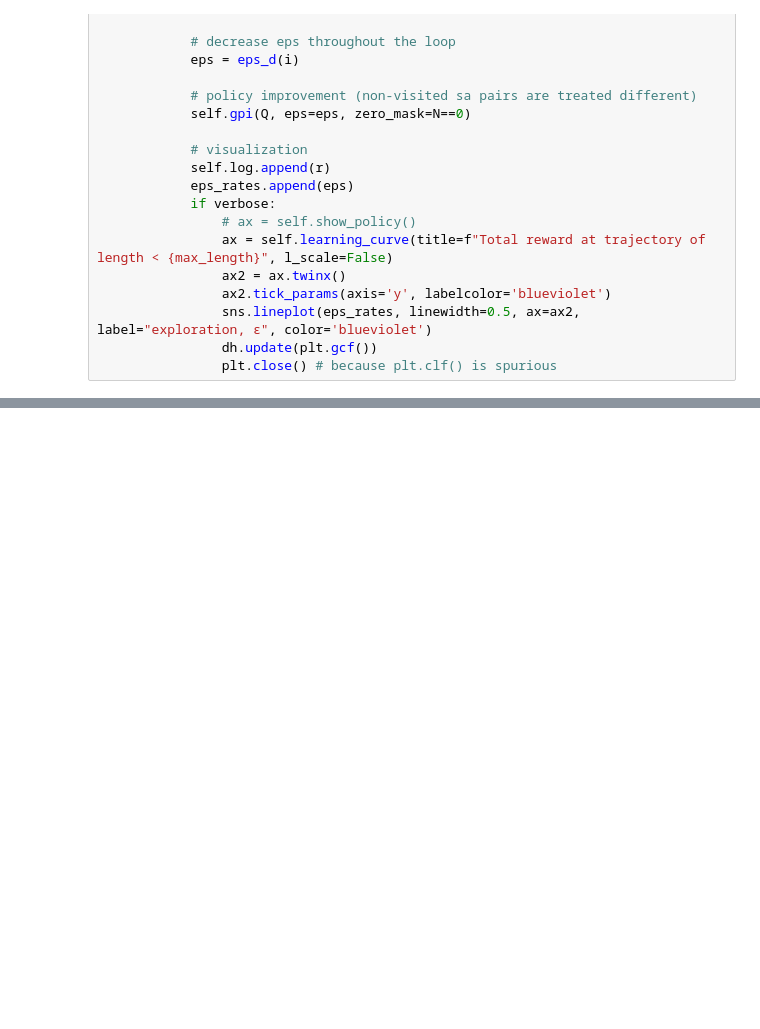
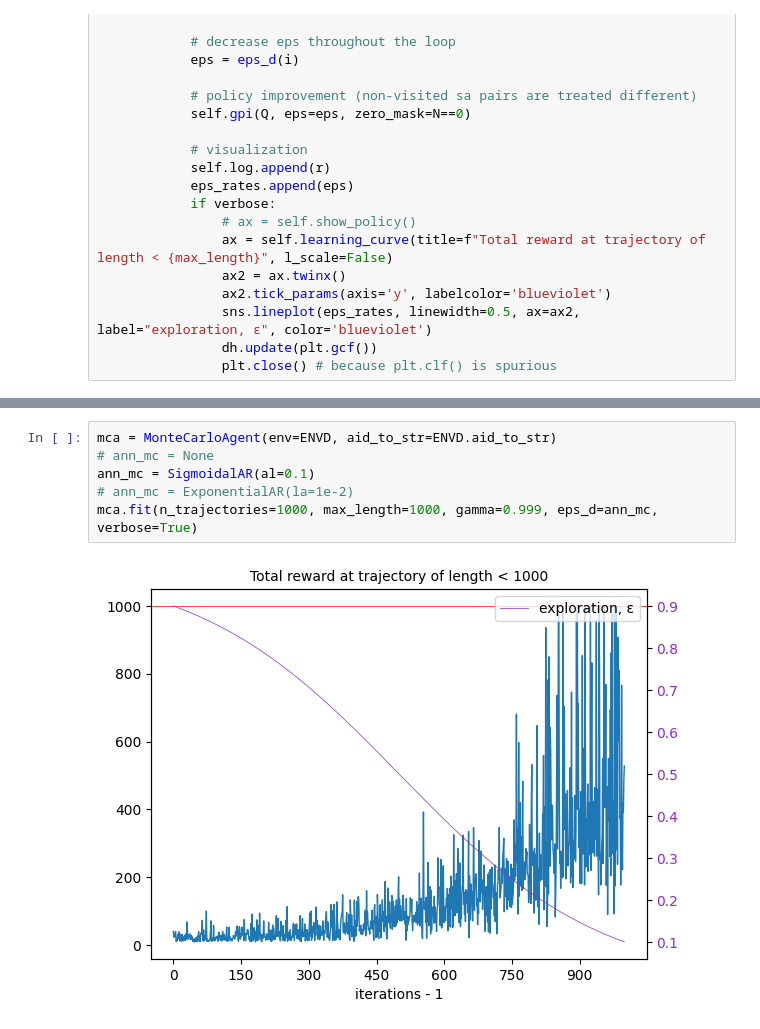
Before and after one commit to Axik0/DRL, a Jupyter notebook: DRL4(CartPole-v1).ipynb, the cells around one changed output, grey strips where cells are left out. Drawn from its saved outputs; the diff is of its cells as text; blank space fills up the shorter version.

```diff
--- a/DRL4(CartPole-v1).ipynb
+++ b/DRL4(CartPole-v1).ipynb
@@ -232,0 +247,8 @@ sarsa.fit(n_trajectories=1000, max_length=950, alpha_d=ann_sarsa_a, eps_d=ann_sa
+# %%
+mca = MonteCarloAgent(env=ENVD, aid_to_str=ENVD.aid_to_str)
+# ann_mc = None
+ann_mc = SigmoidalAR(al=0.1)
+# ann_mc = ExponentialAR(la=1e-2)
+mca.fit(n_trajectories=1000, max_length=1000, gamma=0.999, eps_d=ann_mc, verbose=True)
+# %% [output]
+[figure, added]
```
Also changed, not shown: parts of 7 cells of this notebook, 2 other files.
